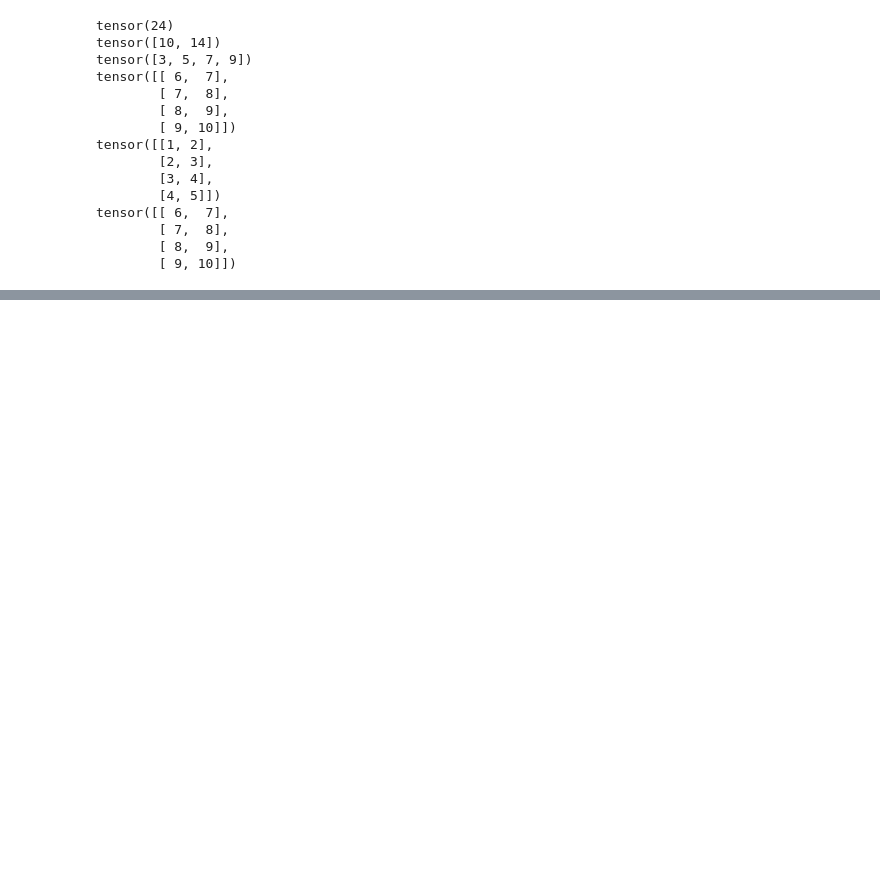
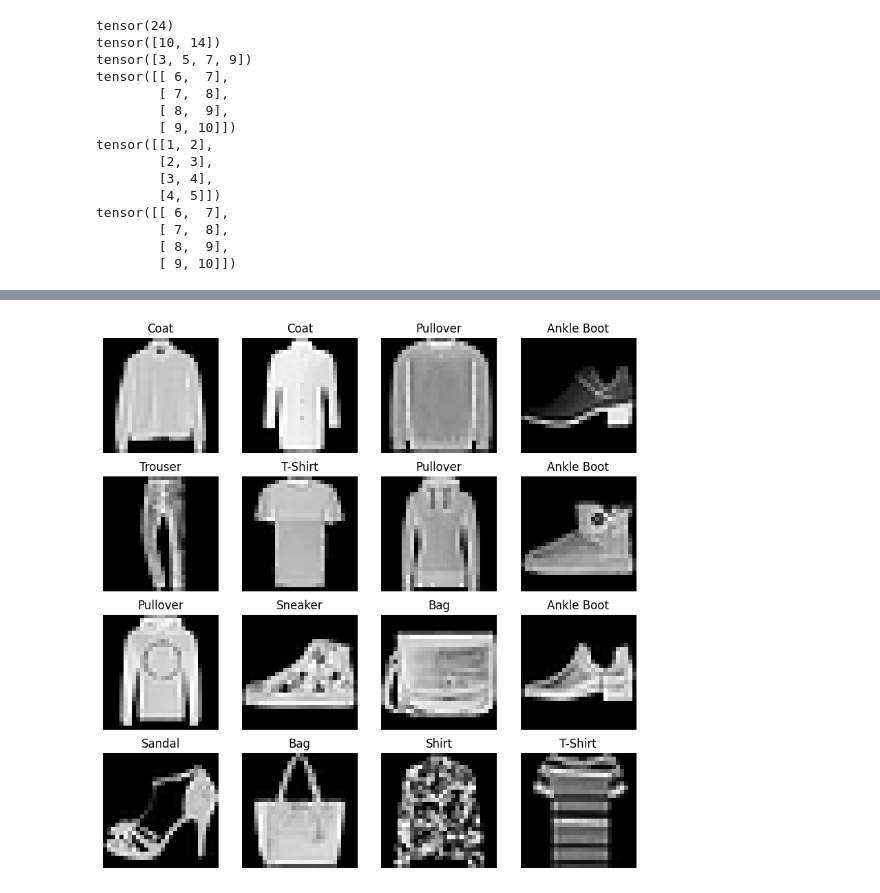
Before and after one commit to yuhange/LLMLeaning, a Jupyter notebook: _downloads/070179efc13bd796c5dd4af7bf52d5b9/intro.ipynb, the cells around one changed output, grey strips where cells are left out. Drawn from its saved outputs; the diff is of its cells as text; code cells hidden in the pictures; blank space fills up the shorter version.

```diff
--- a/_downloads/070179efc13bd796c5dd4af7bf52d5b9/intro.ipynb
+++ b/_downloads/070179efc13bd796c5dd4af7bf52d5b9/intro.ipynb
@@ -215,0 +216,19 @@ tensor([[ 6,  7],
+# %%
+import torch
+from torch.utils.data import Dataset
+from torchvision import datasets
+from torchvision.transforms import ToTensor
+import matplotlib.pyplot as plt
+training_data = datasets.FashionMNIST(
+    root="data",
+    train=True,
+    download=True,
+    transform=ToTensor()
+)
+
+test_data = datasets.FashionMNIST(
+    root="data",
+    train=False,
+    download=True,
+    transform=ToTensor()
+)
@@ -215,0 +251,33 @@ tensor([[ 6,  7],
+# %%
+# This code creates a 3x3 grid of random images from the FashionMNIST training dataset.
+labels_map = {
+    0: "T-Shirt",
+    1: "Trouser",
+    2: "Pullover",
+    3: "Dress",
+    4: "Coat",
+    5: "Sandal",
+    6: "Shirt",
+    7: "Sneaker",
+    8: "Bag",
+    9: "Ankle Boot",
+}
+
+figure = plt.figure(figsize=(10, 10))  # Create 10*10 inch figure
+cols, rows = 4, 4  # Define grid size
+for i in range(1, cols * rows + 1):
+    # Get random index from dataset
+    sample_idx = torch.randint(len(training_data), size=(1,)).item()
+    # Get image and label at that index
+    img, label = training_data[sample_idx]
+    # Add subplot to grid
+    figure.add_subplot(rows, cols, i)
+    # Set title as clothing item name
+    plt.title(labels_map[label])
+    # Remove axes
+    plt.axis("off")
+    # Display image in grayscale
+    plt.imshow(img.squeeze(), cmap="gray")
+plt.show()
+# %% [output]
+[figure, added]
```
Also changed, not shown: parts of 3 cells of this notebook.
